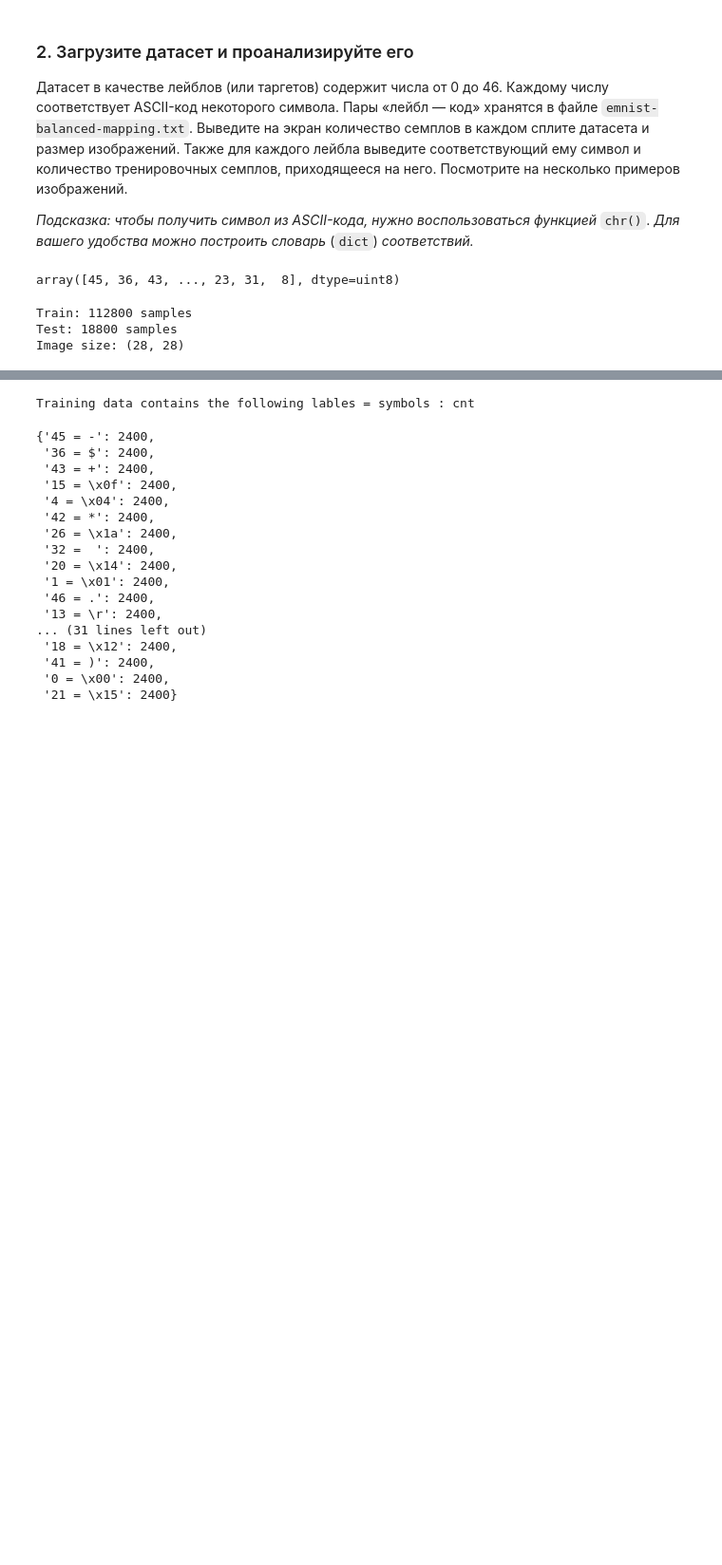
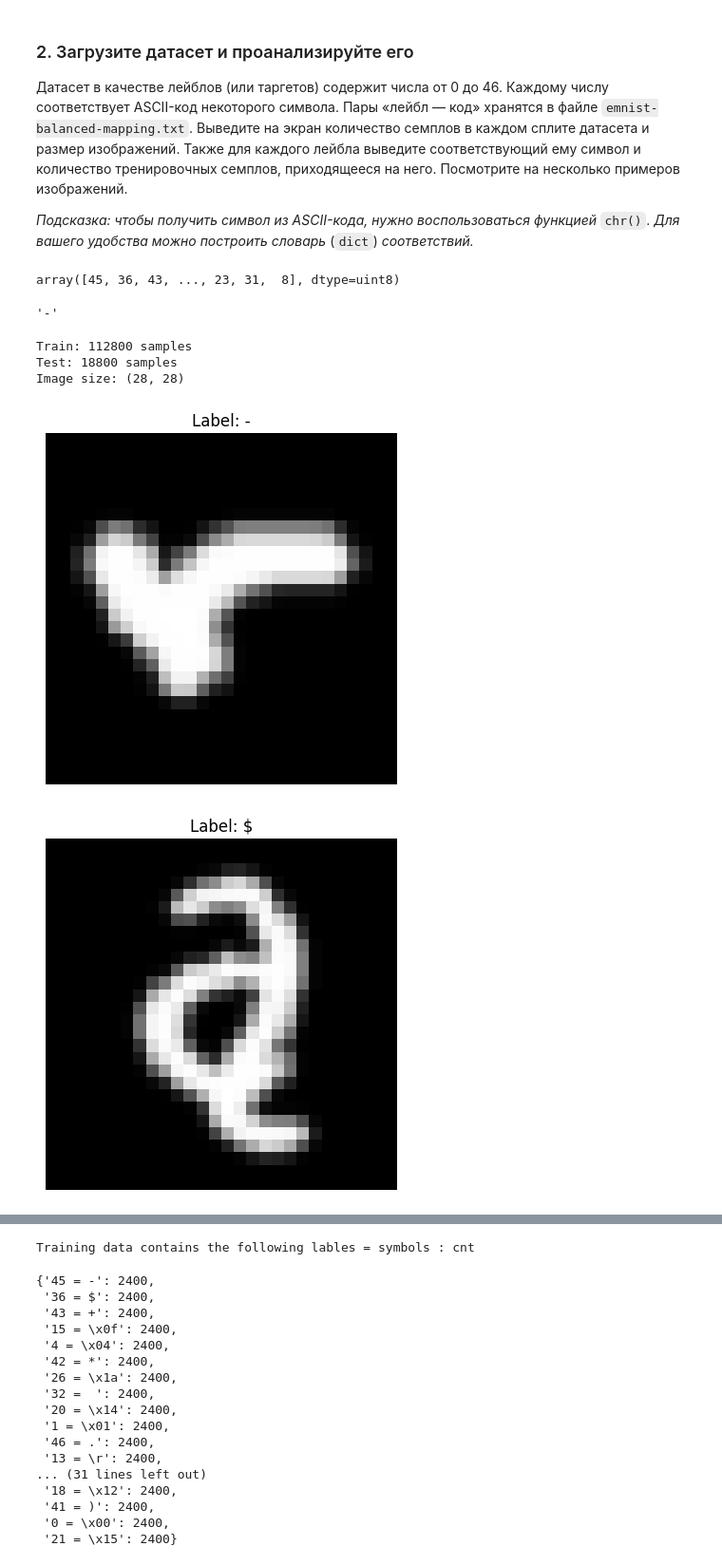
Before and after one commit to Oleg-lcb/Service_ML_EMNIST, a Jupyter notebook: prepare_model.ipynb, the cells around one changed output, grey strips where cells are left out. Shown: that part at 95% size. Drawn from its saved outputs; the diff is of its cells as text; code cells hidden in the pictures; blank space fills up the shorter version.

Commit message:
adding images to notebook

```diff
--- a/prepare_model.ipynb
+++ b/prepare_model.ipynb
@@ -52,6 +52,10 @@ images_test, labels_test = emnist.extract_test_samples('balanced')
 labels_train
 # %% [output]
 array([45, 36, 43, ..., 23, 31,  8], dtype=uint8)
+# %%
+chr(45)
+# %% [output]
+'-'
 # %%
 # your code here
 print(f'Train: {len(images_train)} samples')
@@ -61,3 +65,13 @@ print(f'Image size: {images_train[0].shape}')
 Train: 112800 samples
 Test: 18800 samples
 Image size: (28, 28)
+# %%
+for i in range(5):
+    plt.figure()
+    plt.imshow(images_train[i].squeeze(), cmap='gray')
+    plt.title(f"Label: {chr(labels_train[i])}")
+    plt.axis('off')
+plt.show()
+# %% [output]
+[figure, added]
+[figure, added]
```
Also changed, not shown: parts of 1 cell of this notebook, 1 other file.
